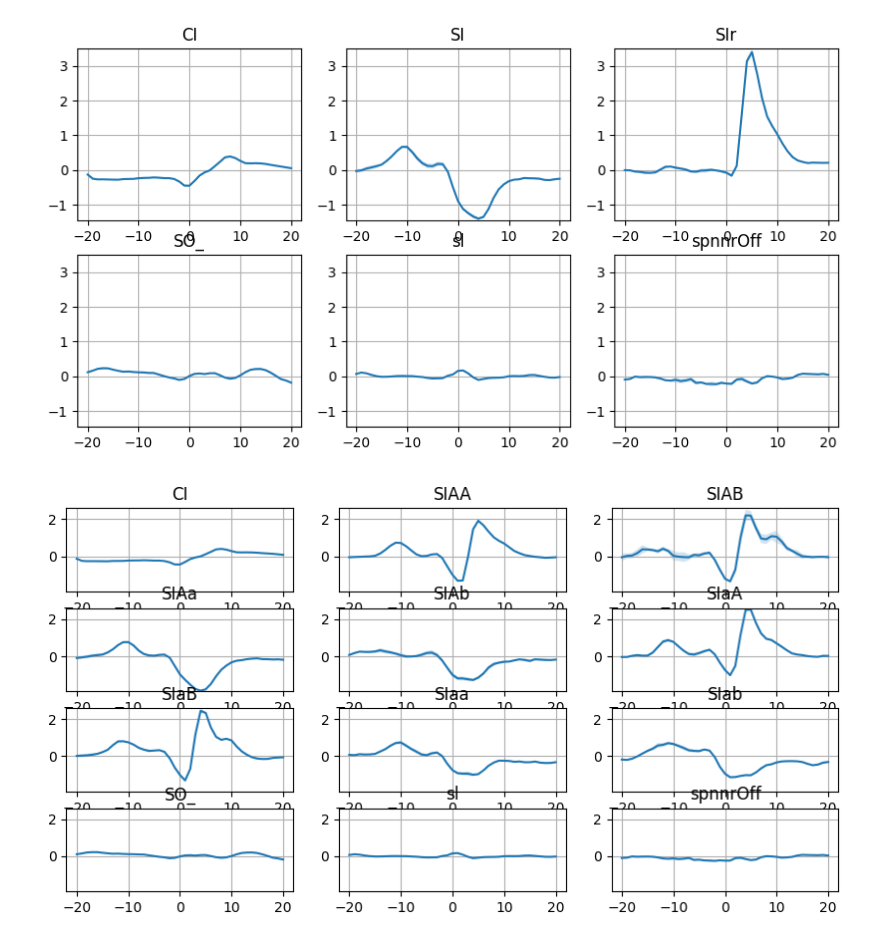
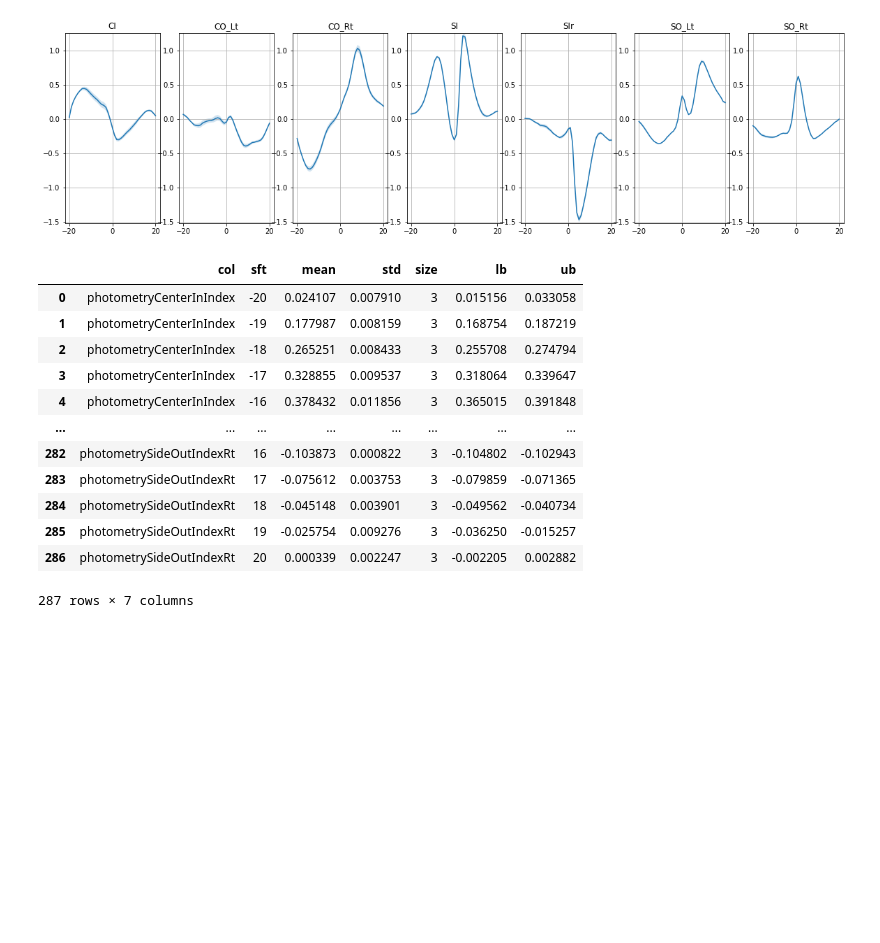
Before and after one commit to bernardosabatinilab/sabatinilab-glm, a Jupyter notebook: sglm/notebooks/production_update/04-eval-model.ipynb, the cells around one changed output. Saved outputs shown, nothing was run; the diff lists cells and outputs as text; code cells hidden in the pictures; blank space fills up the shorter version.

```diff
--- a/sglm/notebooks/production_update/04-eval-model.ipynb
+++ b/sglm/notebooks/production_update/04-eval-model.ipynb
@@ -127,15 +127,26 @@ param_set_json_name = 'full_model_param_set.json'
 # output_path = Path(r'/Users/josh/Documents/github_repos/sabatinilab-glm/sglm/outputs-mike-GLM_8020')
 
 
-source_data_path = Path(r'/Users/josh/Documents/github_repos/sabatinilab-glm/sglm/data/lynne-sanity-interim')
-output_path = Path(r'/Users/josh/Documents/github_repos/sabatinilab-glm/sglm/outputs_lynne-sanity')
+# source_data_path = Path(r'/Users/josh/Documents/github_repos/sabatinilab-glm/sglm/data/lynne-sanity-interim')
+# output_path = Path(r'/Users/josh/Documents/github_repos/sabatinilab-glm/sglm/outputs_lynne-sanity')
+
+
+# source_data_path = Path(r'C:\Users\Josh\Documents\GitHub\sabatinilab-glm\sglm\data\mike-GLM_7030-interim')
+# output_path = Path(r'C:\Users\Josh\Documents\GitHub\sabatinilab-glm\sglm\outputs_mike-GLM_7030')
+
+source_data_path = Path(r'C:\Users\Josh\Documents\GitHub\sabatinilab-glm\sglm\data\mike-GLM_9010-interim')
+output_path = Path(r'C:\Users\Josh\Documents\GitHub\sabatinilab-glm\sglm\outputs_mike-GLM_9010')
 
 preproc_params_name = r'preproc_params.json'
 basis_name = r'_basis.csv'
 # figname = 'fig_8020'
-figname = 'Figure_1'
-groupid = 'g1'
-param_set_id = '-20_+20_rwd'
+# figname = 'Figure_1'
+# groupid = 'g1'
+figname = 'fig'
+groupid = 'g'
+# param_set_id = '-20_+20_rwd'
+# param_set_id = '-20_+20_rwd_wco_oldfilelist'
+param_set_id = '-20_+20_rwd_wco_oldfilelist'
 # %%
 param_set_output_path = output_path / Path(figname) / Path(groupid) / Path(param_set_id)
 param_set_dct = read_json(param_set_output_path / param_set_json_name)
@@ -451,42 +464,58 @@ for iXyp, X_y_pairings in enumerate(X_y_pairings_lst):
                 Xyp_path = param_set_output_path / Path(f'iXyp_{iXyp}')
                 run_path = Xyp_path / Path(f'iXyd_{iXyd}-ikwargs_{igkwargs}') / Path(f'irun_{irun}')
                 fitted_glm = read_json(run_path / 'fitted_glm.json')
 
                 coefs = pd.DataFrame(list(zip(fitted_glm['model']['X_names_'], fitted_glm['model']['coef_'])), columns=['name', 'coef'])
                 coefs['name_lst'] = coefs['name'].str.split('_sft_')
                 coefs['col'] = coefs['name_lst'].apply(lambda x: x[0])
                 coefs['sft'] = coefs['name_lst'].apply(lambda x: x[1]).astype('int')
 
                 agg_coefs_lst.append(coefs)
 
             agg_coefs = pd.concat(agg_coefs_lst)
 
             gb_coefs = agg_coefs.groupby(['col', 'sft'])['coef'].agg([np.mean, np.std, np.size])
             gb_coefs['lb'] = gb_coefs['mean'] - gb_coefs['std']/np.sqrt(gb_coefs['size'])*1.96
             gb_coefs['ub'] = gb_coefs['mean'] + gb_coefs['std']/np.sqrt(gb_coefs['size'])*1.96
 
-            npr = 3
+            npr = len(np.unique(np.stack(gb_coefs.index)[:,0]))
 
             gb_coefs = gb_coefs.reset_index()
-            fig,axes = plt.subplots(gb_coefs['col'].nunique()//npr,npr,figsize=(10,5))
+            fig,axes = plt.subplots(gb_coefs['col'].nunique()//npr,npr,figsize=(20,5))
+            fig.set_facecolor('w')
 
             min_y = gb_coefs['lb'].min()-0.01
             max_y = gb_coefs['ub'].max()+0.01
             i = 0
             for gc, gc_df in gb_coefs.groupby('col'):
-                axes[i//(npr),i%(npr)].set_title(gc.replace('Index','').replace('photometry','').replace('enter','').replace('ut','_').replace('ide','').replace('In','I'))
-                axes[i//(npr),i%(npr)].plot(gc_df['sft'], gc_df['mean'])
-                axes[i//(npr),i%(npr)].fill_between(gc_df['sft'], gc_df['lb'], gc_df['ub'], alpha=0.2)
-                axes[i//(npr),i%(npr)].grid(True)
+                axes[i%(npr)].set_title(gc.replace('Index','').replace('photometry','').replace('enter','').replace('ut','_').replace('ide','').replace('In','I'))
+                axes[i%(npr)].plot(gc_df['sft'], gc_df['mean'])
+                axes[i%(npr)].fill_between(gc_df['sft'], gc_df['lb'], gc_df['ub'], alpha=0.2)
+                axes[i%(npr)].grid(True)
                 i += 1
 
             i = 0
             for gc, gc_df in gb_coefs.groupby('col'):
-                axes[i//(npr),i%(npr)].set_ylim((min_y, max_y))
+                axes[i%(npr)].set_ylim((min_y, max_y))
                 i += 1
 # %% [output]
-[figure, old version]
+[figure, new version]
-[figure, removed]
+# %%
+gb_coefs
+# %% [output]
+|  | col | sft | mean | std | size | lb | ub |
+| 0 | photometryCenterInIndex | -20 | 0.024107 | 0.007910 | 3 | 0.015156 | 0.033058 |
+| 1 | photometryCenterInIndex | -19 | 0.177987 | 0.008159 | 3 | 0.168754 | 0.187219 |
+| 2 | photometryCenterInIndex | -18 | 0.265251 | 0.008433 | 3 | 0.255708 | 0.274794 |
+| 3 | photometryCenterInIndex | -17 | 0.328855 | 0.009537 | 3 | 0.318064 | 0.339647 |
+| 4 | photometryCenterInIndex | -16 | 0.378432 | 0.011856 | 3 | 0.365015 | 0.391848 |
+| ... | ... | ... | ... | ... | ... | ... | ... |
+| 282 | photometrySideOutIndexRt | 16 | -0.103873 | 0.000822 | 3 | -0.104802 | -0.102943 |
+| 283 | photometrySideOutIndexRt | 17 | -0.075612 | 0.003753 | 3 | -0.079859 | -0.071365 |
+| 284 | photometrySideOutIndexRt | 18 | -0.045148 | 0.003901 | 3 | -0.049562 | -0.040734 |
+| 285 | photometrySideOutIndexRt | 19 | -0.025754 | 0.009276 | 3 | -0.036250 | -0.015257 |
+| 286 | photometrySideOutIndexRt | 20 | 0.000339 | 0.002247 | 3 | -0.002205 | 0.002882 |
+287 rows × 7 columns
 # %%
 # break
 
```
Also changed, not shown: parts of 3 cells of this notebook, 3 other files.
